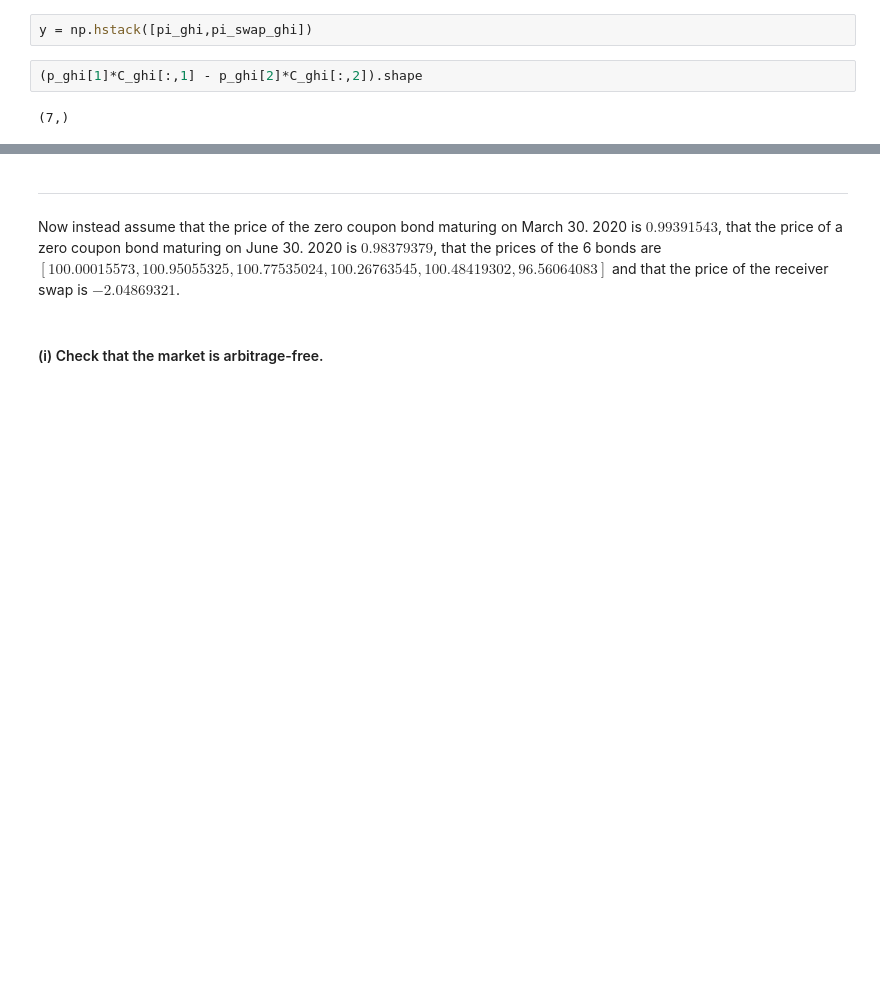
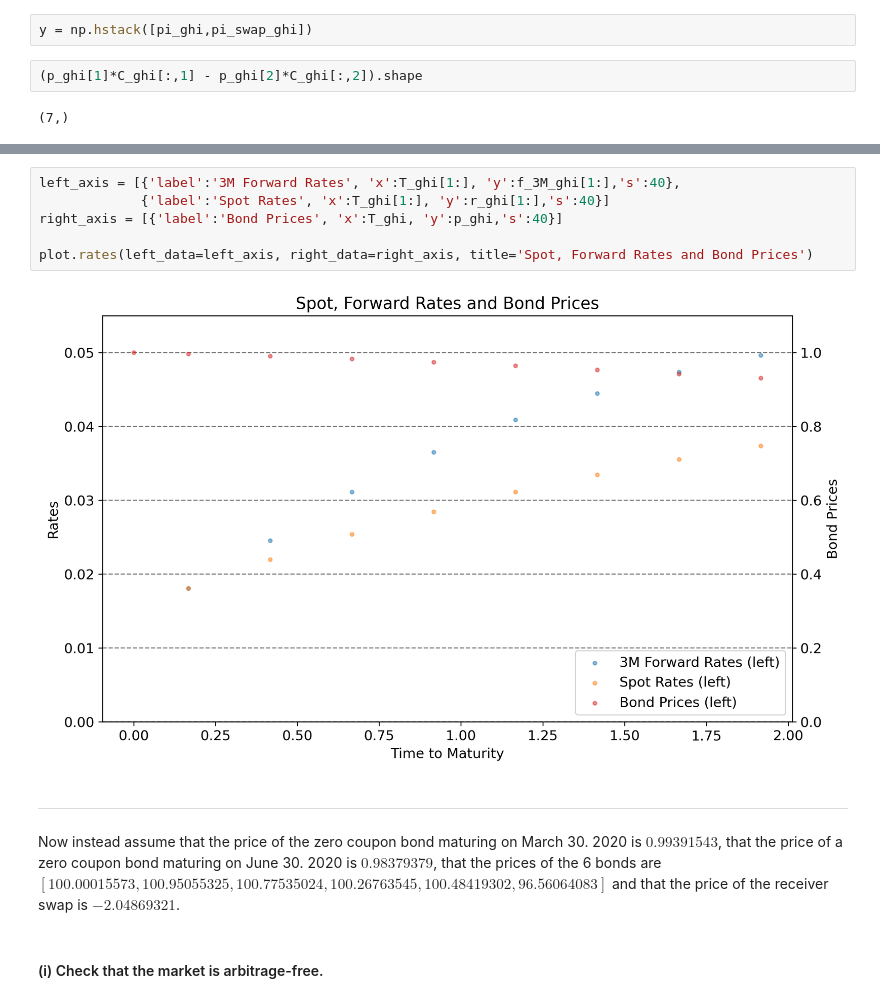
Before and after one commit to johanoelgaard/FixedIncome, a Jupyter notebook: Problem Sets/Problem Set 1/ps1.ipynb, the cells around one changed output, grey strips where cells are left out. Saved outputs shown, nothing was run; the diff lists cells and outputs as text; blank space fills up the shorter version.

```diff
--- a/Problem Sets/Problem Set 1/ps1.ipynb
+++ b/Problem Sets/Problem Set 1/ps1.ipynb
@@ -356,3 +364,11 @@ plt.show()
+# %%
+left_axis = [{'label':'3M Forward Rates', 'x':T_ghi[1:], 'y':f_3M_ghi[1:],'s':40},
+             {'label':'Spot Rates', 'x':T_ghi[1:], 'y':r_ghi[1:],'s':40}]
+right_axis = [{'label':'Bond Prices', 'x':T_ghi, 'y':p_ghi,'s':40}]
+
+plot.rates(left_data=left_axis, right_data=right_axis, title='Spot, Forward Rates and Bond Prices')
+# %% [output]
+[figure, added]
 # %% [markdown]
 ---
 # %% [markdown]
```
Also changed, not shown: parts of 4 cells of this notebook, 5 other files.
